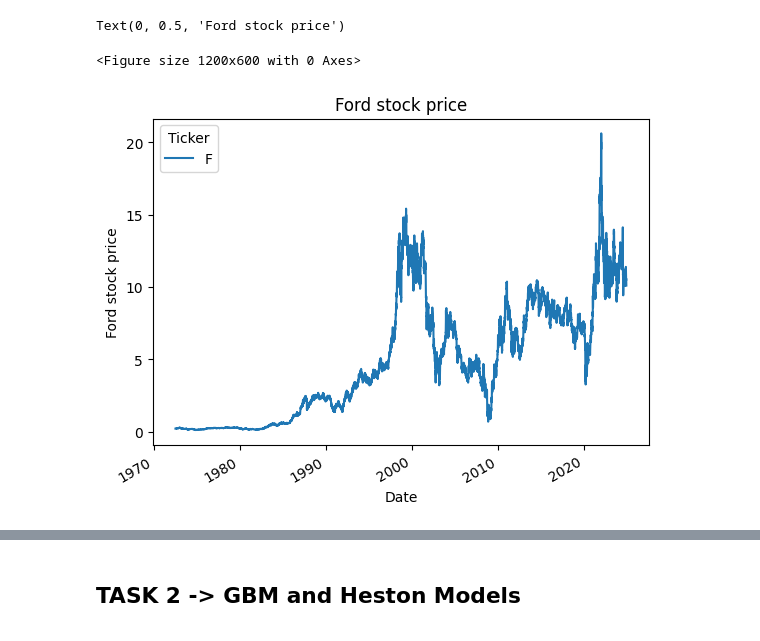
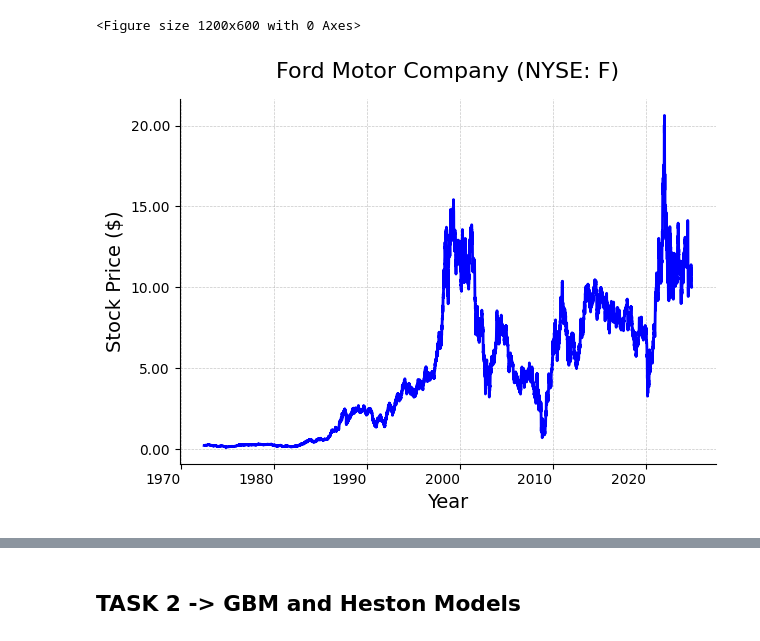
Before and after one commit to Nikolyking/Stochastic-Calculus-Coursework, a Jupyter notebook: main.ipynb, the cells around one changed output, grey strips where cells are left out. Cells and saved outputs as stored; diff of their text form; code cells hidden in the pictures.

```diff
--- a/main.ipynb
+++ b/main.ipynb
@@ -58,12 +58,40 @@ data
-# %%
-plt.figure(figsize=(12, 6))
-data.plot(y='Ford stock price', title='Ford stock price')
-plt.xlabel('Date')
-plt.ylabel('Ford stock price')
-# %% [output]
-Text(0, 0.5, 'Ford stock price')
-<Figure size 1200x600 with 0 Axes>
-[figure, removed]
+# %%
+import matplotlib.pyplot as plt
+import matplotlib.ticker as mtick
+
+# Set a modern style
+plt.style.use('seaborn-v0_8-muted')  # Or use 'ggplot', 'seaborn-darkgrid', etc.
+
+# Create the figure
+plt.figure(figsize=(12, 6))
+
+# Plot the stock price
+data.plot(y='Ford stock price', legend=False, color='blue', linewidth=2)
+
+# Add title and labels
+plt.title('Ford Motor Company (NYSE: F)', fontsize=16, pad=15)
+plt.xlabel('Year', fontsize=14)
+plt.ylabel('Stock Price ($)', fontsize=14)
+
+# Format y-axis to display as currency
+plt.gca().yaxis.set_major_formatter(mtick.StrMethodFormatter('{x:,.2f}'))
+
+# Set x-axis tick labels rotation to 0 (horizontal)
+plt.xticks(rotation=0)
+
+# Add subtle gridlines
+plt.grid(which='both', linestyle='--', linewidth=0.5, alpha=0.7)
+
+# Add a border around the graph
+plt.gca().spines['top'].set_visible(False)
+plt.gca().spines['right'].set_visible(False)
+
+# Display the plot
+plt.tight_layout()
+plt.show()
+# %% [output]
+<Figure size 1200x600 with 0 Axes>
+[figure, added]
 # %%
 print(f"Mean daily return is {round(data['Daily returns'].mean(), 5)}%")
 print(f"Mean volatility over stock returns is {round(data['Volatility'].mean(), 5)}")
```
Also changed, not shown: parts of 9 cells of this notebook.
